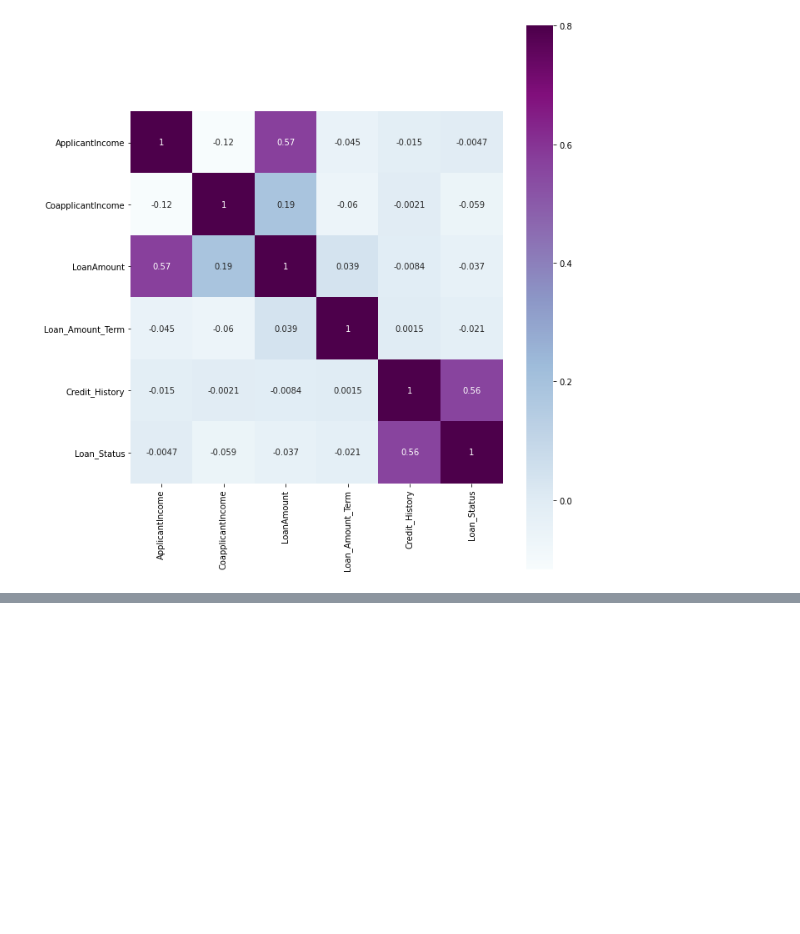
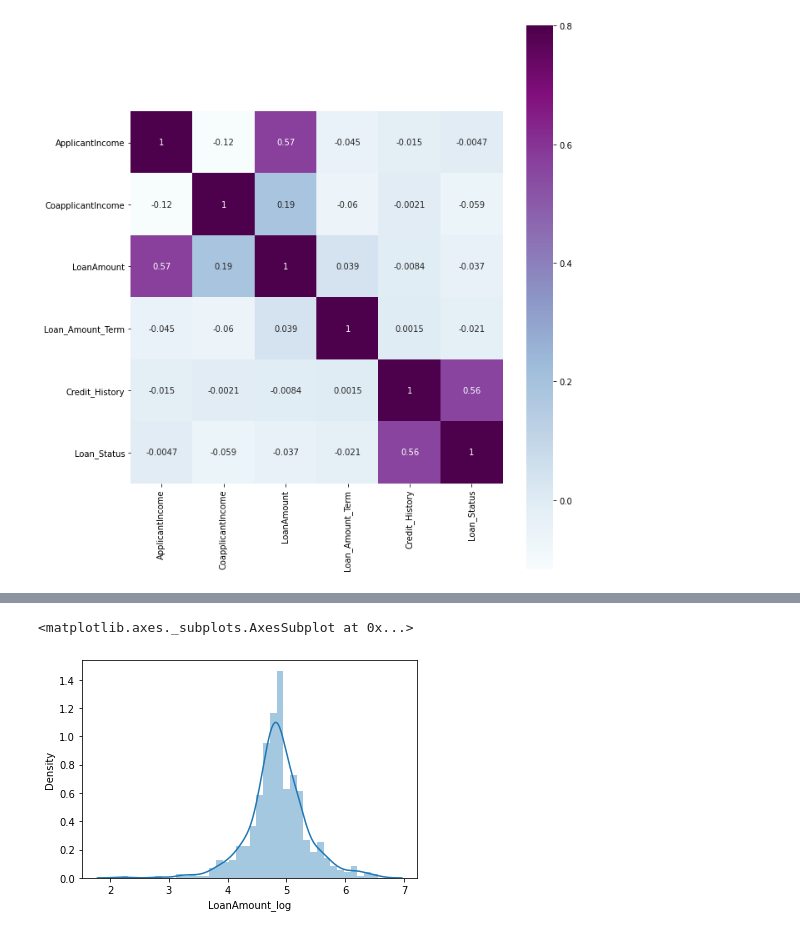
Before and after one commit to shivam23rawat/Home-Loan-Prediction-System, a Jupyter notebook: Home_Loan_Prediction.ipynb, the cells around one changed output, grey strips where cells are left out. Saved outputs shown, nothing was run; the diff lists cells and outputs as text; code cells hidden in the pictures; blank space fills up the shorter version.

```diff
--- a/Home_Loan_Prediction.ipynb
+++ b/Home_Loan_Prediction.ipynb
@@ -467,0 +632,5 @@ sns.heatmap(matrix, vmax=.8, square=True, cmap="BuPu",annot=True);
+# %%
+sns.distplot(train["LoanAmount_log"])
+# %% [output]
+<matplotlib.axes._subplots.AxesSubplot at 0x...>
+[figure, added]
```
Also changed, not shown: parts of 148 cells of this notebook.
